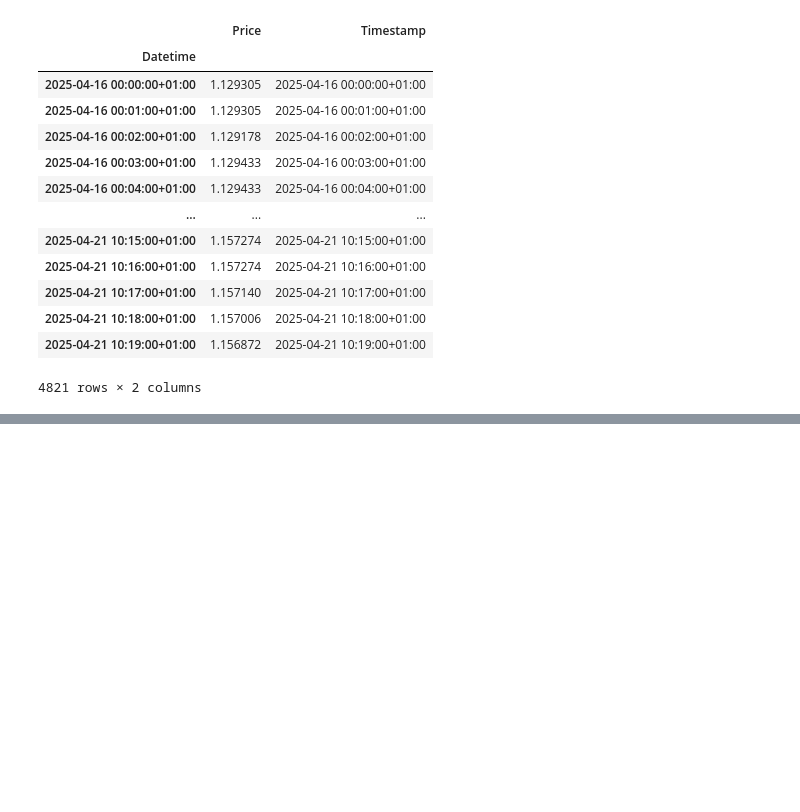
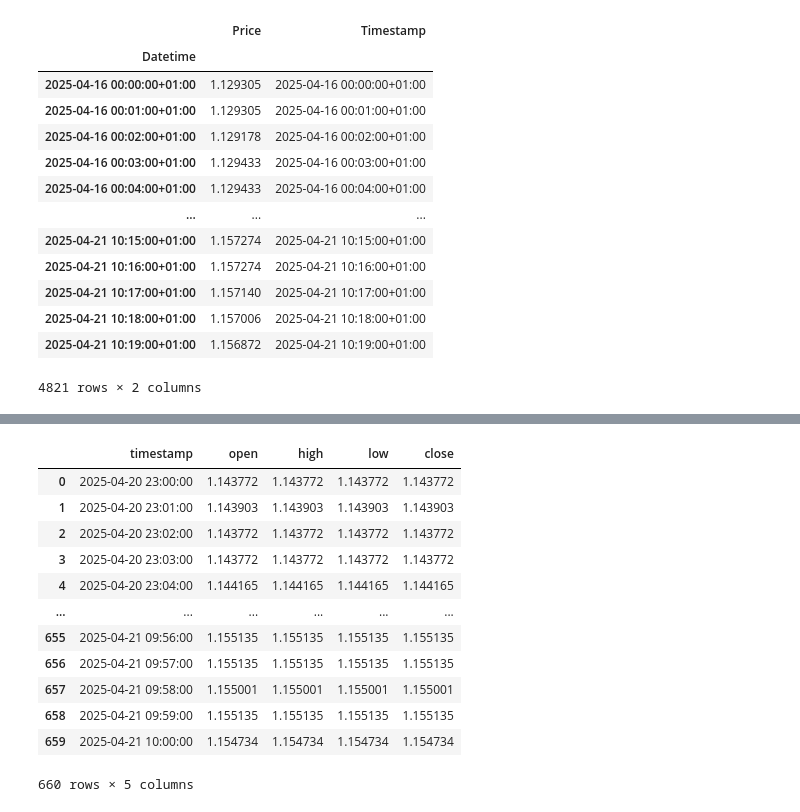
Before and after one commit to sYoungkin/quantCoPilot, a Jupyter notebook: testing.ipynb, the cells around one changed output, grey strips where cells are left out. Cells and saved outputs as stored; diff of their text form; code cells hidden in the pictures; blank space fills up the shorter version.

Commit message:
fetch updated to yfinance and scripts updated accordingly

```diff
--- a/testing.ipynb
+++ b/testing.ipynb
@@ -172,0 +217,59 @@ data
+# %%
+import pandas as pd
+import argparse
+import os
+import yfinance as yf
+
+
+def fetch_data(pair="EURUSD", interval="1m", period="1d"):
+    pair = f"{pair}=X"
+    ticker = yf.Ticker(pair)
+    df = ticker.history(interval=interval, period=period)
+
+    # Check if the DataFrame is empty
+    if df.empty:
+        raise ValueError(f"No data returned for {pair} with interval '{interval}' and period '{period}'")
+
+    print(df.tail())
+    # Convert index to UTC and drop timezone
+    df.index = df.index.tz_convert("UTC").tz_localize(None)
+
+    # Keep only price columns
+    df = df[["Open", "High", "Low", "Close"]]
+
+    # Lowercase column names
+    df.columns = [col.lower() for col in df.columns]
+
+    # Rename index to 'timestamp' and reset it to be a column
+    df.index.name = "timestamp"
+    df = df.reset_index()
+    print(df.tail())
+
+
+    filename = f"data/{symbol}_{interval}.csv"
+    df.to_csv(filename, index=False)
+    print(f"✅ Saved: {filename}")
+
+    return df
+
+# === Example Usage with Arguments ===
+if __name__ == '__main__':
+    parser = argparse.ArgumentParser(description='Fetch Twelve Data OHLCV data and save as CSV.')
+    parser.add_argument('--pair', type=str, default='EURUSD', help='e.g. BTCUSD, ETHUSD')
+    parser.add_argument('--timeframe', type=str, default='1m', help='e.g. 1m, 5m, 1h, 1d')
+    parser.add_argument('--period', type=int, default=100, help='Number of candles to fetch')
+    args = parser.parse_args()
+
+    fetch_data(pair=args.pair, interval=args.timeframe, period=args.limit)
+
+
+
+
+
+
+
+
+
+
+fetch_data("EURUSD", "1m", "1d")
+# %% [output]
@@ -172,0 +293,13 @@ data
+|  | timestamp | open | high | low | close |
+| 0 | 2025-04-20 23:00:00 | 1.143772 | 1.143772 | 1.143772 | 1.143772 |
+| 1 | 2025-04-20 23:01:00 | 1.143903 | 1.143903 | 1.143903 | 1.143903 |
+| 2 | 2025-04-20 23:02:00 | 1.143772 | 1.143772 | 1.143772 | 1.143772 |
+| 3 | 2025-04-20 23:03:00 | 1.143772 | 1.143772 | 1.143772 | 1.143772 |
+| 4 | 2025-04-20 23:04:00 | 1.144165 | 1.144165 | 1.144165 | 1.144165 |
+| ... | ... | ... | ... | ... | ... |
+| 655 | 2025-04-21 09:56:00 | 1.155135 | 1.155135 | 1.155135 | 1.155135 |
+| 656 | 2025-04-21 09:57:00 | 1.155135 | 1.155135 | 1.155135 | 1.155135 |
+| 657 | 2025-04-21 09:58:00 | 1.155001 | 1.155001 | 1.155001 | 1.155001 |
+| 658 | 2025-04-21 09:59:00 | 1.155135 | 1.155135 | 1.155135 | 1.155135 |
+| 659 | 2025-04-21 10:00:00 | 1.154734 | 1.154734 | 1.154734 | 1.154734 |
+660 rows × 5 columns
```
Also changed, not shown: parts of 3 cells of this notebook, 7 other files.
